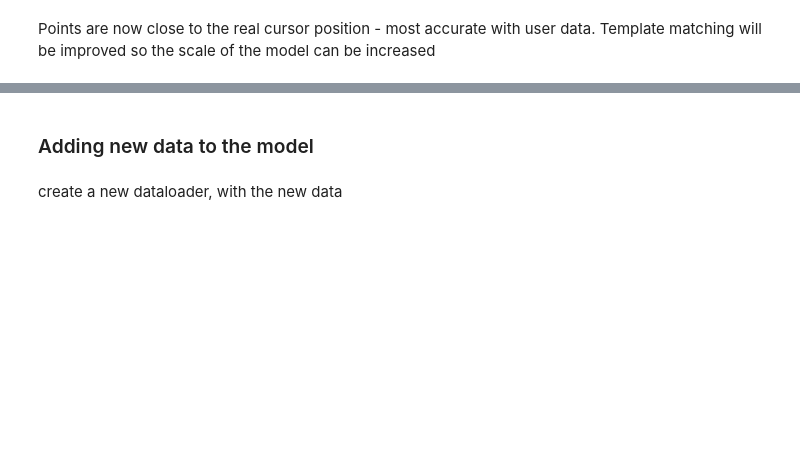
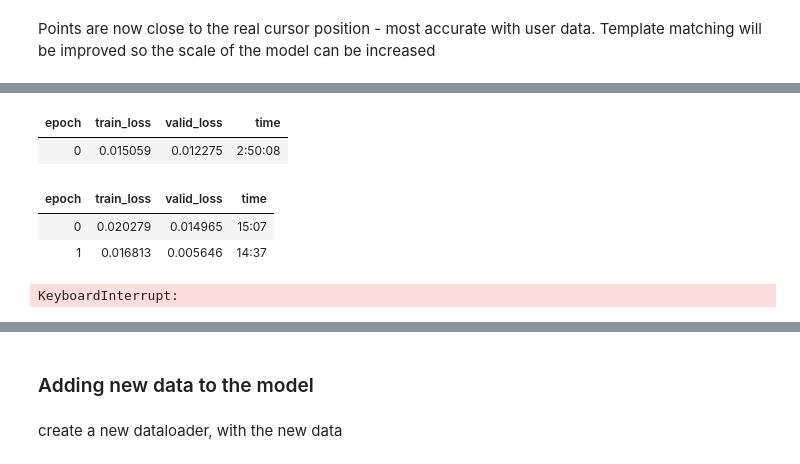
Before and after one commit to joshuatmyers/osu-ai, a Jupyter notebook: pytorch-model.ipynb, the cells around one changed output, grey strips where cells are left out. Cells and saved outputs as stored; diff of their text form; code cells hidden in the pictures; blank space fills up the shorter version.

```diff
--- a/pytorch-model.ipynb
+++ b/pytorch-model.ipynb
@@ -332,3 +315,12 @@ cnn.fine_tune(2, 2e-2)
+# %%
+cnn.fine_tune(3, 0.004365)
+# %% [output]
+| epoch | train_loss | valid_loss | time |
+| 0 | 0.015059 | 0.012275 | 2:50:08 |
+| epoch | train_loss | valid_loss | time |
+| 0 | 0.020279 | 0.014965 | 15:07 |
+| 1 | 0.016813 | 0.005646 | 14:37 |
+KeyboardInterrupt:
 # %%
 cnn.show_results(ds_idx=1, nrows=3, figsize=(6,8))
 # %% [output]
```
Also changed, not shown: parts of 24 cells of this notebook.
